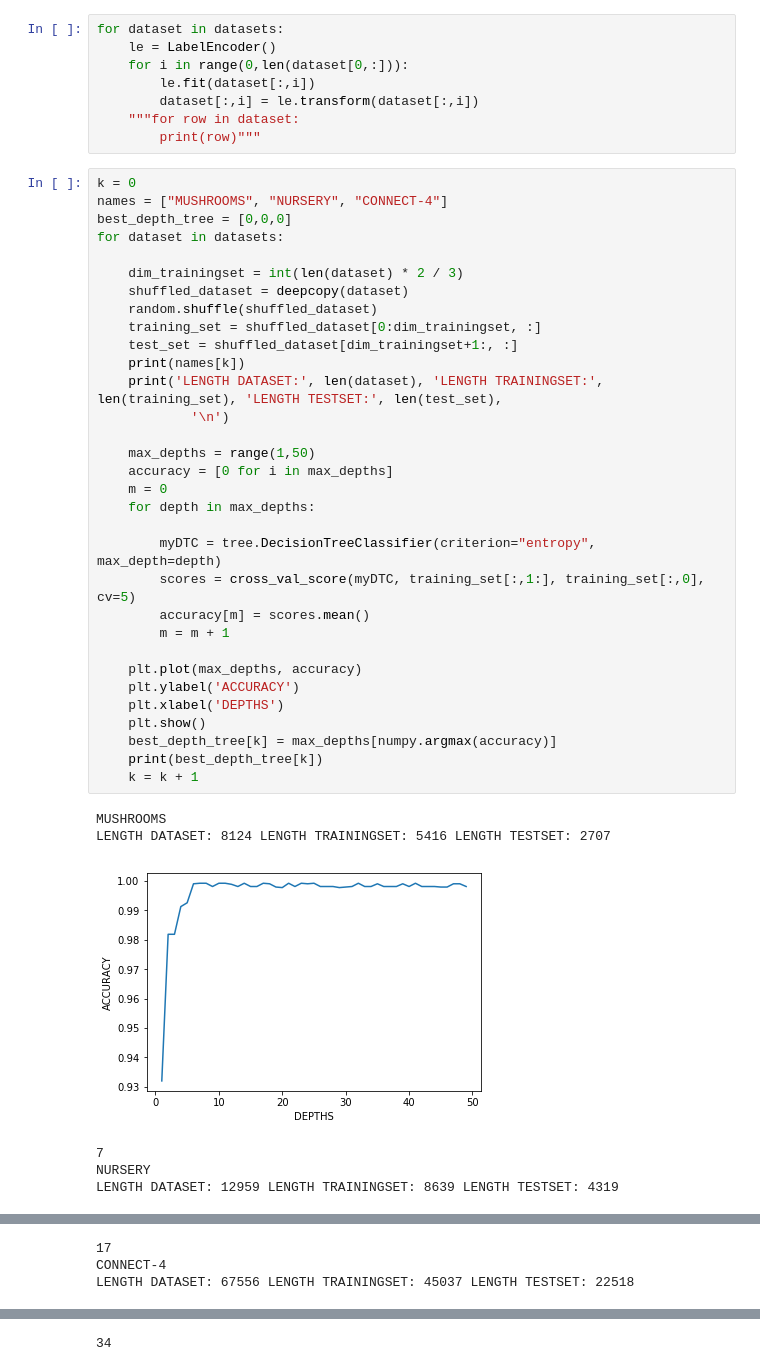
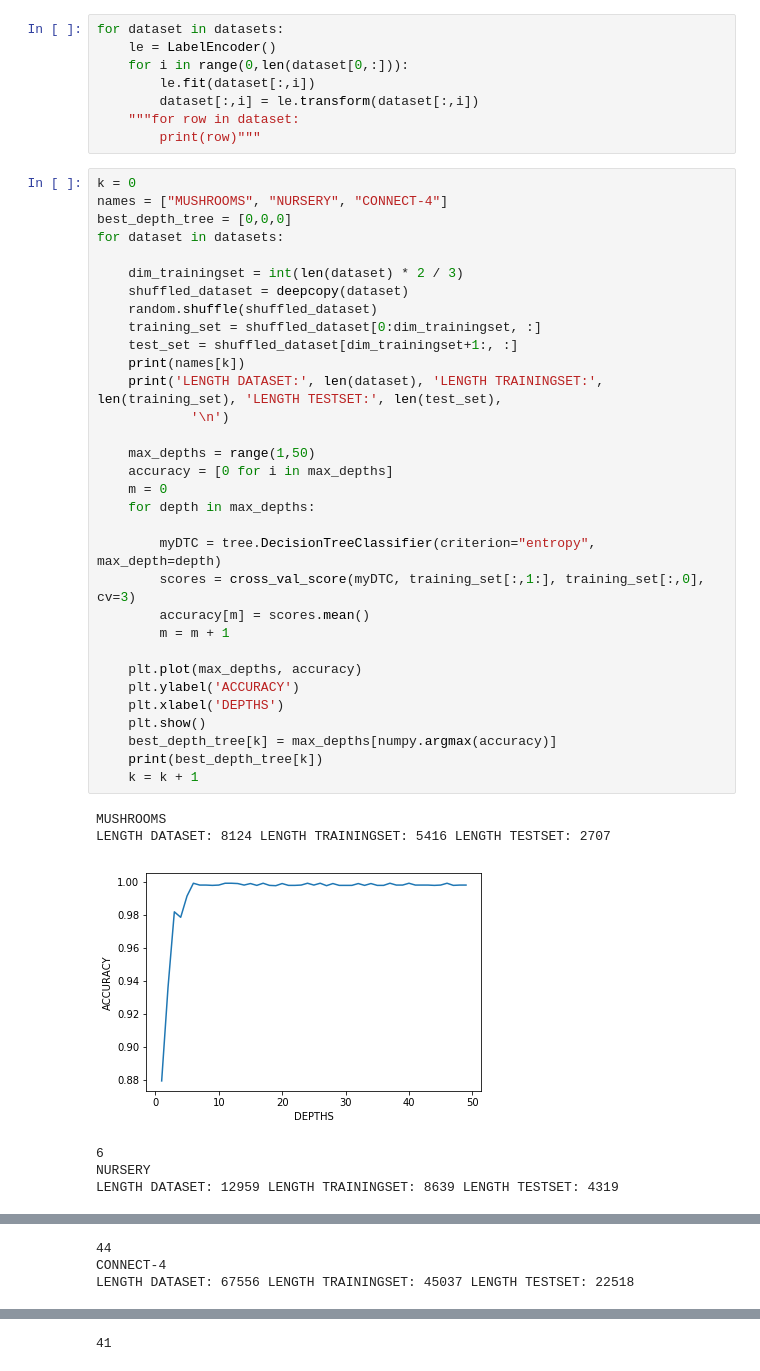
Before and after one commit to Kvothe94/DM-Project-3905113, a Jupyter notebook: Untitled.ipynb, the cells around one changed output, grey strips where cells are left out. Drawn from its saved outputs; the diff is of its cells as text.

```diff
--- a/Untitled.ipynb
+++ b/Untitled.ipynb
@@ -63,35 +63,35 @@ best_depth_tree = [0,0,0]
 for dataset in datasets:
 
     dim_trainingset = int(len(dataset) * 2 / 3)
     shuffled_dataset = deepcopy(dataset)
     random.shuffle(shuffled_dataset)
     training_set = shuffled_dataset[0:dim_trainingset, :]
     test_set = shuffled_dataset[dim_trainingset+1:, :]
     print(names[k])
     print('LENGTH DATASET:', len(dataset), 'LENGTH TRAININGSET:', len(training_set), 'LENGTH TESTSET:', len(test_set),
             '\n')
 
     max_depths = range(1,50)
     accuracy = [0 for i in max_depths]
     m = 0
     for depth in max_depths:
 
         myDTC = tree.DecisionTreeClassifier(criterion="entropy", max_depth=depth)
-        scores = cross_val_score(myDTC, training_set[:,1:], training_set[:,0], cv=5)
+        scores = cross_val_score(myDTC, training_set[:,1:], training_set[:,0], cv=3)
         accuracy[m] = scores.mean()
         m = m + 1
 
     plt.plot(max_depths, accuracy)
     plt.ylabel('ACCURACY')
     plt.xlabel('DEPTHS')
     plt.show()
     best_depth_tree[k] = max_depths[numpy.argmax(accuracy)]
     print(best_depth_tree[k])
     k = k + 1
 # %% [output]
 MUSHROOMS
 LENGTH DATASET: 8124 LENGTH TRAININGSET: 5416 LENGTH TESTSET: 2707
-[figure, old version]
+[figure, new version]
-7
+6
 NURSERY
 LENGTH DATASET: 12959 LENGTH TRAININGSET: 8639 LENGTH TESTSET: 4319
@@ -99,3 +99,3 @@ LENGTH DATASET: 12959 LENGTH TRAININGSET: 8639 LENGTH TESTSET: 4319
-17
+44
 CONNECT-4
 LENGTH DATASET: 67556 LENGTH TRAININGSET: 45037 LENGTH TESTSET: 22518
@@ -103,4 +103,4 @@ LENGTH DATASET: 67556 LENGTH TRAININGSET: 45037 LENGTH TESTSET: 22518
-34
+41
 # %%
 k = 0
 names = ["MUSHROOMS", "NURSERY", "CONNECT-4"]
```
Also changed, not shown: parts of 7 cells of this notebook.
